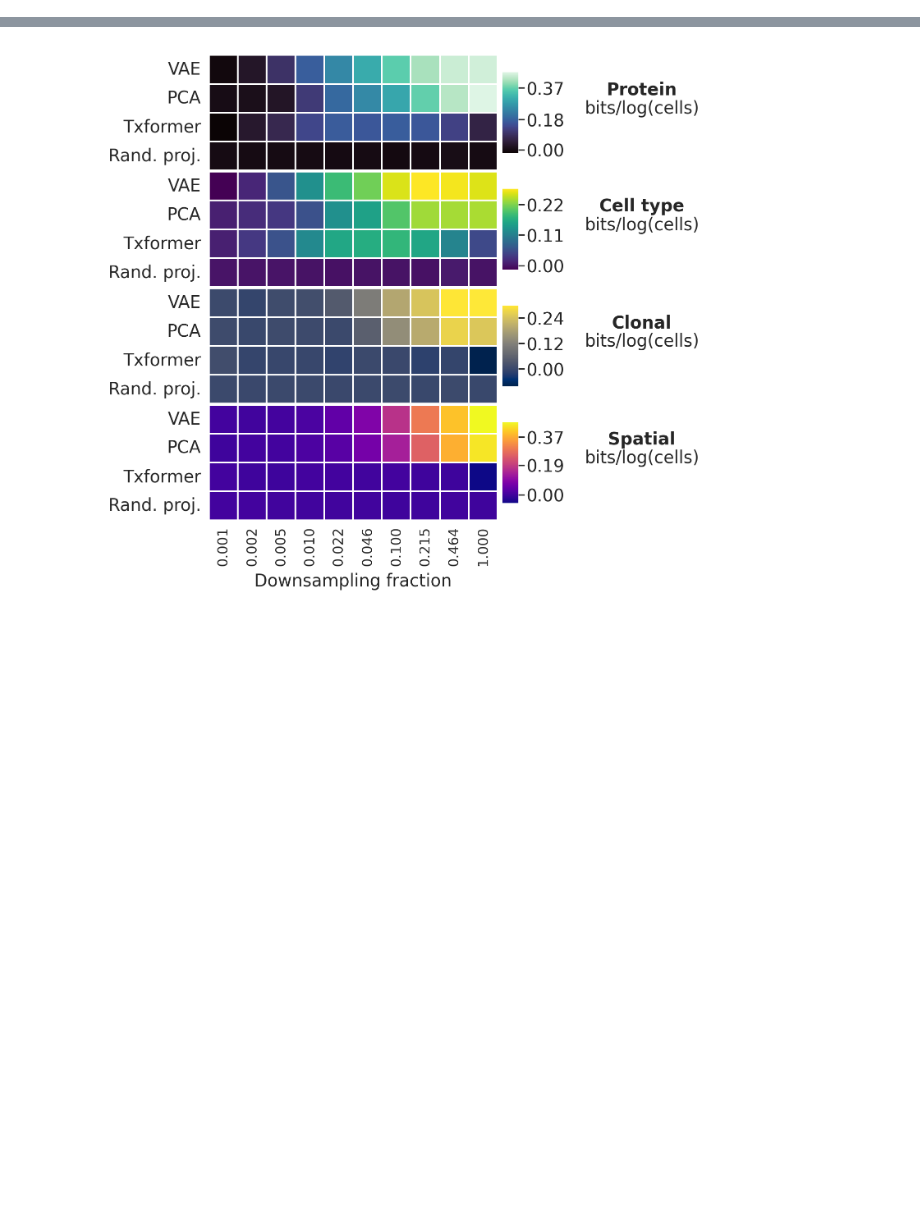
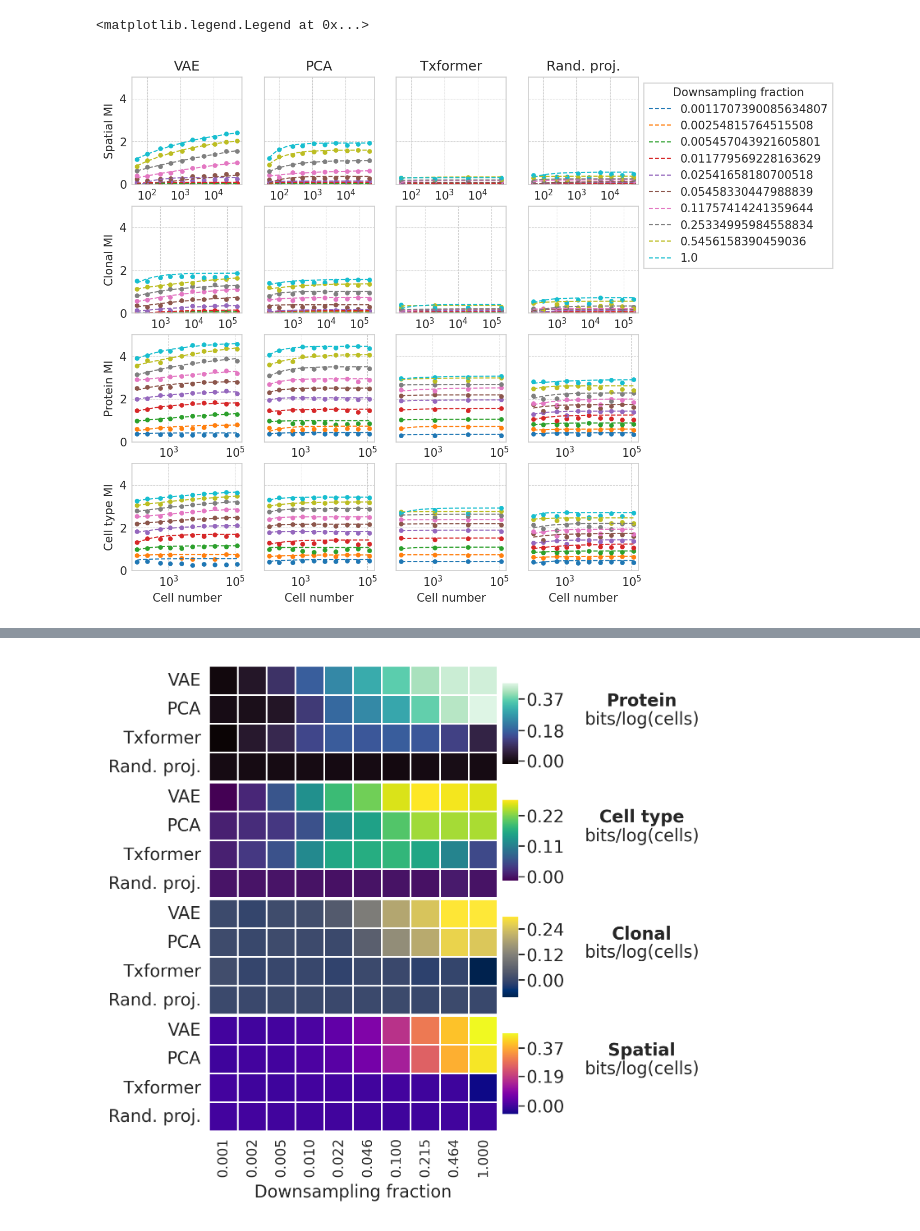
Before and after one commit to ggdna/scScaling, a Jupyter notebook: results/sample_scaling_plots.ipynb, the cells around one changed output, grey strips where cells are left out. Cells and saved outputs as stored; diff of their text form; code cells hidden in the pictures; blank space fills up the shorter version.

```diff
--- a/results/sample_scaling_plots.ipynb
+++ b/results/sample_scaling_plots.ipynb
@@ -86,64 +86,76 @@ names = ['Spatial MI', 'Clonal MI', 'Protein MI', 'Cell type MI']
 mi_keys = ['Spatial neighborhood MI', 'Clonal MI', 'Protein MI', 'Cell type fine MI']
 
 
-# fig, axs = plt.subplots(1, 2, figsize=(4, 1.5), dpi=dpi, sharey=True)
+fig, axs = plt.subplots(4, 4, figsize=(8, 8), dpi=dpi, sharey=True)
 
 for i, df in enumerate(dfs):
     mi_k = mi_keys[i]
     for method in hue_order:
-        for upc in df['UMI per cell'].unique():
+        for c, upc in enumerate(sorted(df['UMI per cell'].unique())):
             sub_df = df[(df['UMI per cell'] == upc) & (df['Method'] == method)]
             x_data = sub_df['Cell number']
             y_data = sub_df[mi_k]
 
+            merf_A = dict(value=10**3, min=1e-6)
+            merf_B = dict(value=1, min=1e-3)
+
+
             model = Model(cell_number_scaling)
             params = model.make_params(A=dict(value=10**4, min=1e-6),
                                 B=dict(value=1, min=1e-6),
-                                C=dict(value=1, min=1e-6))
+                                C=dict(value=1, min=y_data.max(), max=y_data.max()*1.5))
+
+            if mi_k == 'Spatial neighborhood MI':
+                params = model.make_params(A=merf_A,
+                                B=merf_B,
+                                C=dict(value=1, min=y_data.max(), max=y_data.max()*2))
             result = model.fit(y_data, params, x=x_data)
 
             if method in ['PCA', 'VAE', 'Txformer', 'Rand. proj.']:# and upc == df['UMI per cell'].max():
 
-                # ax = axs[hue_order.index(method)]
-                # ax.scatter(x_data, y_data, label=names[i], color=pretty_palette[i], s=10)
+                ax = axs[i, hue_order.index(method)]
+                ax.scatter(x_data, y_data, label=None, color=sns.color_palette('tab10')[c], s=10)#pretty_palette[i], s=10)
 
-                x_fit = np.logspace(np.log10(np.min(x_data)), 6, 100)
+                x_fit = np.logspace(np.log10(np.min(x_data)), np.log10(np.max(x_data)), 100)
                 y_fit = result.eval(x=x_fit)
 
-                # ax.plot(x_fit, y_fit, color=pretty_palette[i], lw=1, linestyle='--')
+                ax.plot(x_fit, y_fit, color=sns.color_palette('tab10')[c], lw=1, linestyle='--', label=upc/df['UMI per cell'].max())
 
                 y_upper = result.eval_uncertainty(params=result.params,
                                     x=x_fit, sigma=2)
                 y_lower = -y_upper
                 # ax.fill_between(x_fit, y_fit + y_upper, y_fit + y_lower,
-                #                 color=pretty_palette[i], alpha=0.2)
+                                # color=pretty_palette[i], alpha=0.2)
 
-                # ax.set_xscale('log')
-                # ax.set_ylim(0, 5)
-                # ax.set_xlabel('Cell number')
+                ax.set_xscale('log')
+                ax.set_ylim(0, 5)
+                ax.set_xlabel('Cell number')
 
                 # print(method, names[i])
-                # # print(result.eval(x=np.max(x_data)*10) - result.eval(x=np.max(x_data)))
+                # print(result.eval(x=np.max(x_data)*10) - result.eval(x=np.max(x_data)))
                 # # print(result.eval_uncertainty(x=np.max(x_data)*10, params=result.params, sigma=1))
                 # print(result.params['C'].value, result.params['C'].stderr)
                 # print(result.params['B'].value, result.params['B'].stderr)
                 # print(result.params['A'].value, result.params['A'].stderr)
                 # print()
 
 
-            # print(result.params['A'].value/0.1**(-result.params['B'].value))
+                # print()
 
                 d['Method'].append(method)
                 d['Metric'].append(names[i])
                 d['Quality'].append(sub_df['Quality'].unique()[0][1:])
                 d['A'].append(result.params['A'].value)
                 d['A std err'].append(result.params['A'].stderr)
                 d['B'].append(result.params['B'].value)
                 d['B std err'].append(result.params['B'].stderr)
                 d['C'].append(result.params['C'].value)
                 d['C std err'].append(result.params['C'].stderr)
 
-# axs[0].set_ylabel('Repr. info (bits)')
-# axs[0].set_title('VAE')
-# axs[1].set_title('PCA')
-# plt.legend(loc=(1.05, 0.1))
+    axs[i, 0].set_ylabel(names[i])
+    axs[0, i].set_title(hue_order[i])
+
+axs[0, 3].legend(title='Downsampling fraction', loc='upper left', bbox_to_anchor=(1, 1))
+# %% [output]
+<matplotlib.legend.Legend at 0x...>
+[figure, added]
```
Also changed, not shown: parts of 5 cells of this notebook, 2 other files.
